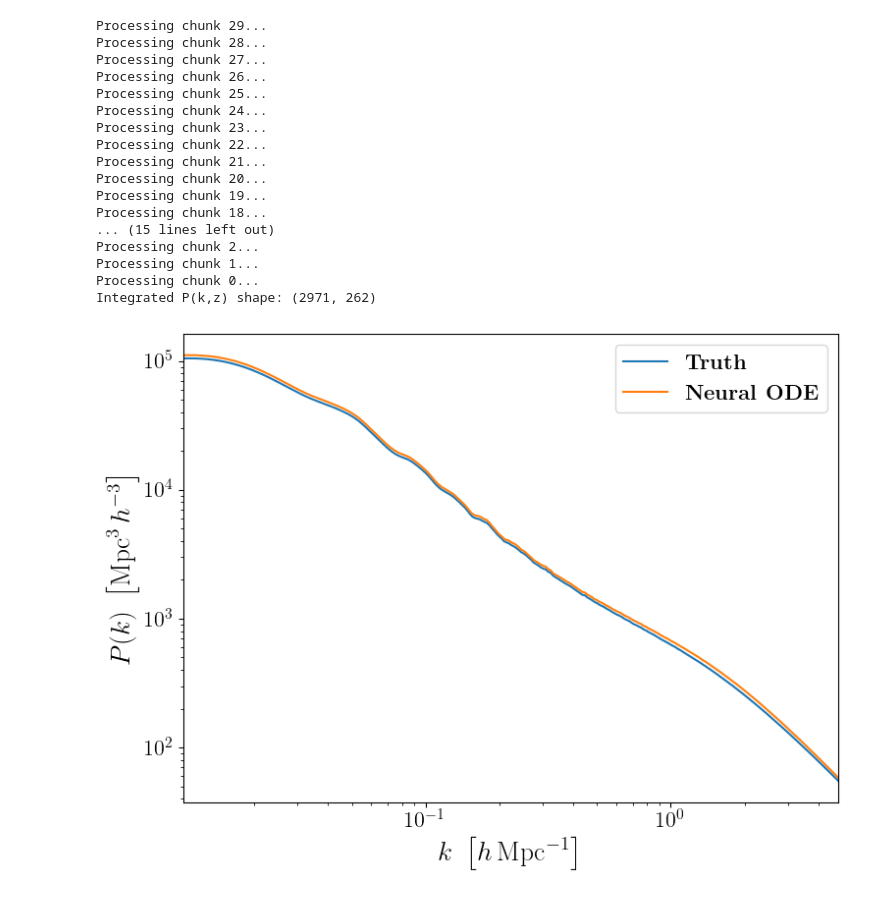
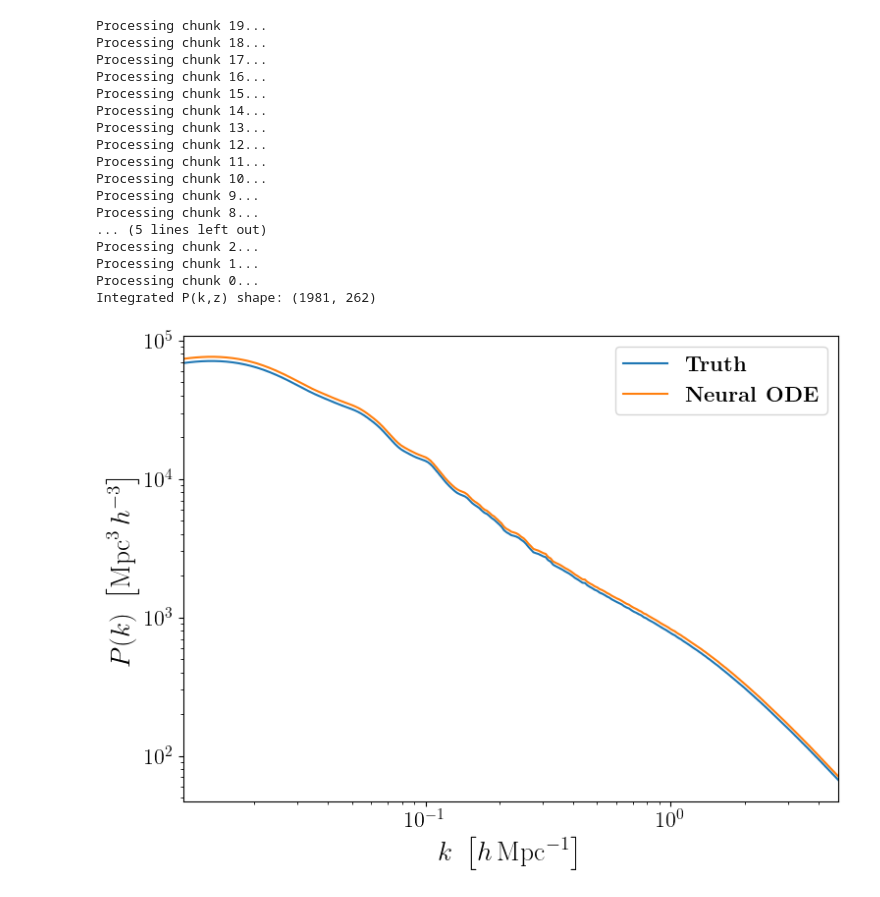
Before and after one commit to pltaylor16/odd_emu, a Jupyter notebook: results/results.ipynb, the cells around one changed output. Drawn from its saved outputs; the diff is of its cells as text; code cells hidden in the pictures.

```diff
--- a/results/results.ipynb
+++ b/results/results.ipynb
@@ -19,7 +19,7 @@ class RHS(eqx.Module):
 # --- Paths ---
 model_dir = "/srv/scratch2/taylor.4264/odd_emu/old_production_models_final"
 data_dir = "/srv/scratch2/taylor.4264/odd_emu/old_production_run_final/merged/"
-n_chunks = 30  # from 0 to 61
+n_chunks = 20  # from 0 to 61
 
 # --- Load normalization constants from full arrays ---
 Hz_all = jnp.concatenate([jnp.load(os.path.join(data_dir, f"Hz_{i}.npy")).astype(jnp.float32) for i in range(n_chunks)])
@@ -36,7 +36,7 @@ log_rho_std = jnp.std(log_rho_flat)
 z_idx_start = n_chunks - 1
 z_grid = jnp.load(os.path.join(data_dir, f"z_{z_idx_start}.npy"))
 pk_all = jnp.load(os.path.join(data_dir, f"pk_nl_{z_idx_start}.npy"))
-y0 = jnp.log1p(pk_all[1, 0])  # start at highest z in chunk
+y0 = jnp.log1p(pk_all[0, 0])  # start at highest z in chunk
 
 # --- Storage for outputs ---
 z_all = []
@@ -109,23 +109,23 @@ z_all = jnp.concatenate(z_all)
 pk_all = jnp.concatenate(pk_all)
 print("Integrated P(k,z) shape:", pk_all.shape)
 # %% [output]
-Processing chunk 29...
-Processing chunk 28...
-Processing chunk 27...
-Processing chunk 26...
-Processing chunk 25...
-Processing chunk 24...
-Processing chunk 23...
-Processing chunk 22...
-Processing chunk 21...
-Processing chunk 20...
 Processing chunk 19...
 Processing chunk 18...
-... (15 lines left out)
+Processing chunk 17...
+Processing chunk 16...
+Processing chunk 15...
+Processing chunk 14...
+Processing chunk 13...
+Processing chunk 12...
+Processing chunk 11...
+Processing chunk 10...
+Processing chunk 9...
+Processing chunk 8...
+... (5 lines left out)
 Processing chunk 2...
 Processing chunk 1...
 Processing chunk 0...
-Integrated P(k,z) shape: (2971, 262)
+Integrated P(k,z) shape: (1981, 262)
 # %%
 import os
 import matplotlib as mpl
@@ -136,35 +136,35 @@ import numpy as np
 # --- LaTeX settings ---
 mpl.rcParams.update({
     "text.usetex": True,
     "font.family": "serif",
     "font.size": 18,
     "axes.labelsize": 20,
     "xtick.labelsize": 16,
     "ytick.labelsize": 16,
     "legend.fontsize": 16,
     "text.latex.preamble": r"\usepackage{amsmath}"
 })
 
 # --- Load data ---
 parent_dir = "/srv/scratch2/taylor.4264/odd_emu/old_production_run_final/merged"
-pk0 = jnp.load(os.path.join(parent_dir, "pk_nl_0.npy"))[1, 0]
+pk0 = jnp.load(os.path.join(parent_dir, "pk_nl_0.npy"))[0, 0]
 k = np.load(os.path.join(parent_dir, "k_0.npy"))
 
 # --- Plot ---
 plt.figure(figsize=(8, 6))
 plt.plot(k, pk0, label=r"\textbf{Truth}")
 plt.plot(k, pk_all[-1], label=r"\textbf{Neural ODE}")
 
 plt.xscale('log')
 plt.yscale('log')
 plt.xlim(k.min(), k.max())  # Force axis limits to exact k range
 plt.xlabel(r"$k\ \left[h\,\mathrm{Mpc}^{-1}\right]$")
 plt.ylabel(r"$P(k)\ \left[\mathrm{Mpc}^3\,h^{-3}\right]$")
 plt.legend()
 plt.tight_layout()
 plt.show()
 # %% [output]
-[figure, old version]
+[figure, new version]
 # %%
 plt.plot(k, pk0 / pk_all[-1])
 plt.xscale('log')
```
Also changed, not shown: parts of 1 cell of this notebook.
